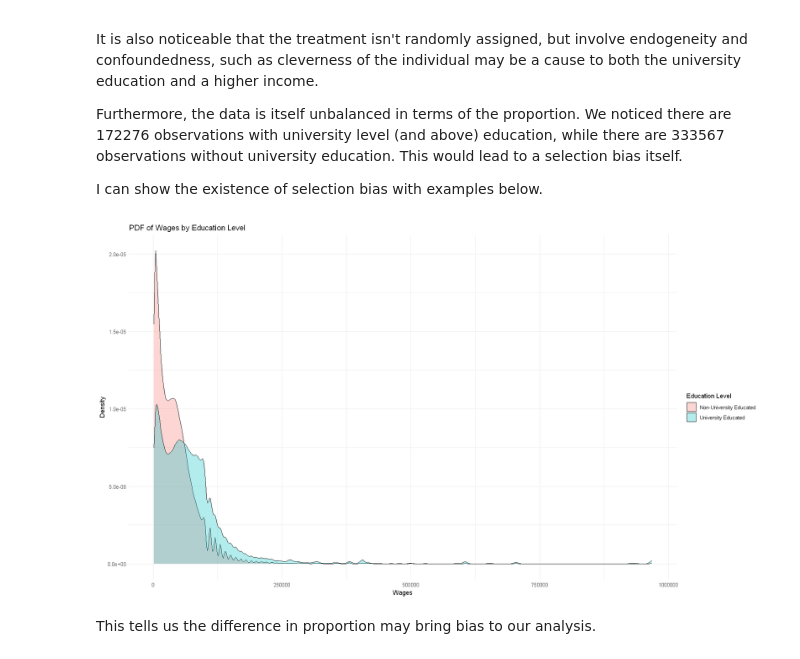
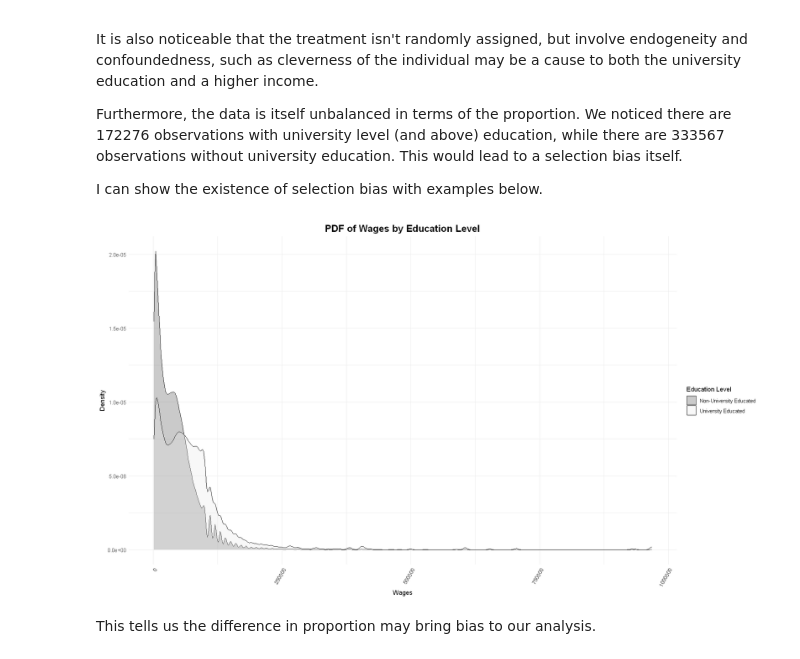
Before and after one commit to NathanPalaiologos/ECON-398, a Jupyter notebook: Assignment2_applied_problem.ipynb, the cells around one changed output. Cells and saved outputs as stored; diff of their text form; code cells hidden in the pictures.

```diff
--- a/Assignment2_applied_problem.ipynb
+++ b/Assignment2_applied_problem.ipynb
@@ -142,11 +235,14 @@ I can show the existence of selection bias with examples below.
 # %%
 # Visualize the PDF of Wage distribution conditional on education level
 ggplot(census_data, aes(x = Wages, fill = uni)) +
     geom_density(alpha = 0.3) +
+    scale_fill_grey(start = 0.3, end = 0.9) +
     labs(title = "PDF of Wages by Education Level", x = "Wages", y = "Density", fill = "Education Level") +
-    theme_minimal()
+    theme_minimal() +
+        theme(plot.title = element_text(hjust = 0.5, size = 16, face = "bold"),
+        axis.text.x = element_text(angle = 60, hjust = 1))
 # %% [output]
-[figure, old version]
+[figure, new version]
 # %% [markdown]
 This tells us the difference in proportion may bring bias to our analysis.
 # %%
```
Also changed, not shown: parts of 8 cells of this notebook.
